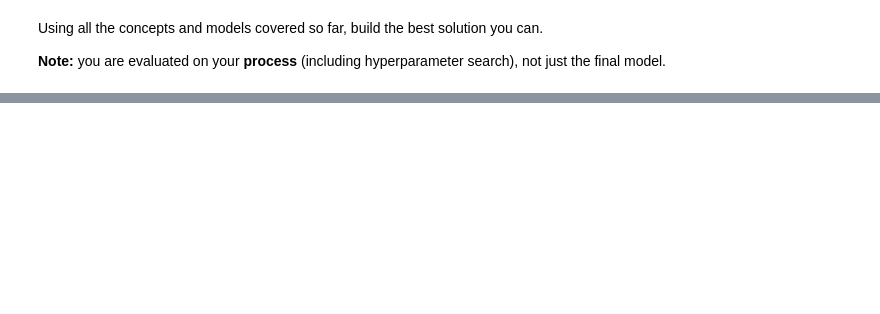
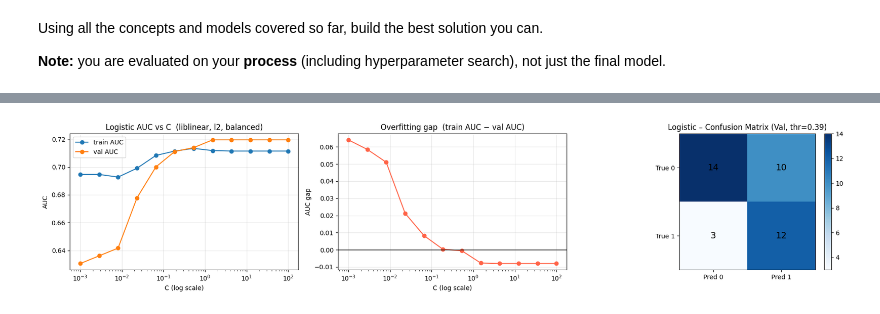
Before and after one commit to maxerrmax/Practica1_XNDL, a Jupyter notebook: Laboratory_partial.ipynb, the cells around one changed output, grey strips where cells are left out. Saved outputs shown, nothing was run; the diff lists cells and outputs as text; code cells hidden in the pictures; blank space fills up the shorter version.

```diff
--- a/Laboratory_partial.ipynb
+++ b/Laboratory_partial.ipynb
@@ -176,0 +519,98 @@ Using all the concepts and models covered so far, build the best solution you ca
+# %%
+# ══════════════════════════════════════════════
+# PART A) Logistic Regression – hyperparameter search
+# ══════════════════════════════════════════════
+
+log_grid = {
+    "penalty"     : ["l1", "l2"],
+    "C"           : np.logspace(-3, 2, 12),
+    "solver"      : ["liblinear"],          # liblinear supports l1 & l2
+    "class_weight": ["balanced"],
+}
+
+log_results = []
+for cfg in ParameterGrid(log_grid):
+    pipe = Pipeline([
+        ("scaler", StandardScaler()),
+        ("clf", LogisticRegression(max_iter=5000, random_state=42, **cfg)),
+    ])
+    pipe.fit(X_train, y_train)
+    p_tr = pipe.predict_proba(X_train)[:, 1]
+    p_va = pipe.predict_proba(X_val)[:, 1]
+    m_tr = metrics_from_prob(y_train, p_tr)
+    m_va = metrics_from_prob(y_val,   p_va)
+    log_results.append({
+        **cfg,
+        "train_auc": m_tr["auc"], "val_auc": m_va["auc"],
+        "train_f1" : m_tr["f1"],  "val_f1" : m_va["f1"],
+        "train_acc": m_tr["acc"], "val_acc": m_va["acc"],
+        "gap_auc"  : m_tr["auc"] - m_va["auc"],
+    })
+
+# ── Sort by val_auc (AUC is more informative than accuracy on imbalanced data)
+log_df = pd.DataFrame(log_results).sort_values(
+    by=["val_auc", "val_f1"], ascending=False
+).reset_index(drop=True)
+
+print("\n=== Logistic top configs (sorted by val AUC) ===")
+print(log_df.head(10).to_string())
+
+# ── Best config & retrain
+best_log_row = log_df.iloc[0]
+best_log_cfg = best_log_row[["penalty", "C", "solver", "class_weight"]].to_dict()
+print("\nBest logistic config:", best_log_cfg)
+
+best_log = Pipeline([
+    ("scaler", StandardScaler()),
+    ("clf", LogisticRegression(max_iter=5000, random_state=42, **best_log_cfg)),
+])
+best_log.fit(X_train, y_train)
+p_train_log = best_log.predict_proba(X_train)[:, 1]
+p_val_log   = best_log.predict_proba(X_val)[:, 1]
+
+# ── Optimal threshold (maximises val F1)
+thr_log = best_threshold(y_val, p_val_log)
+print(f"Optimal threshold (log): {thr_log:.2f}")
+
+m_train_log = metrics_from_prob(y_train, p_train_log, thr=thr_log)
+m_val_log   = metrics_from_prob(y_val,   p_val_log,   thr=thr_log)
+print("Train:", m_train_log)
+print("Val  :", m_val_log)
+
+# ── Logistic plots
+best_pen = best_log_row["penalty"]
+curve_df = log_df[
+    (log_df["solver"] == "liblinear") &
+    (log_df["penalty"] == best_pen) &
+    (log_df["class_weight"] == "balanced")
+].sort_values("C")
+
+fig, ax = plt.subplots(1, 3, figsize=(18, 4))
+
+ax[0].plot(curve_df["C"], curve_df["train_auc"], marker="o", label="train AUC")
+ax[0].plot(curve_df["C"], curve_df["val_auc"],   marker="o", label="val AUC")
+ax[0].set_xscale("log")
+ax[0].set_title(f"Logistic AUC vs C  (liblinear, {best_pen}, balanced)")
+ax[0].set_xlabel("C (log scale)"); ax[0].set_ylabel("AUC")
+ax[0].legend(); ax[0].grid(alpha=0.3)
+
+ax[1].plot(curve_df["C"], curve_df["gap_auc"], marker="o", color="tomato")
+ax[1].axhline(0, color="black", linewidth=1)
+ax[1].set_xscale("log")
+ax[1].set_title("Overfitting gap  (train AUC − val AUC)")
+ax[1].set_xlabel("C (log scale)"); ax[1].set_ylabel("AUC gap")
+ax[1].grid(alpha=0.3)
+
+cm_log = confusion_matrix(y_val, (p_val_log >= thr_log).astype(int))
+im = ax[2].imshow(cm_log, cmap="Blues")
+ax[2].set_title(f"Logistic – Confusion Matrix (Val, thr={thr_log:.2f})")
+ax[2].set_xticks([0, 1]); ax[2].set_xticklabels(["Pred 0", "Pred 1"])
+ax[2].set_yticks([0, 1]); ax[2].set_yticklabels(["True 0", "True 1"])
+for i in range(2):
+    for j in range(2):
+        ax[2].text(j, i, cm_log[i, j], ha="center", va="center", fontsize=14)
+plt.colorbar(im, ax=ax[2], fraction=0.046, pad=0.04)
+
+plt.tight_layout()
+plt.show()
+# %% [output]
@@ -176,0 +634 @@ Using all the concepts and models covered so far, build the best solution you ca
+[figure, added]
```
Also changed, not shown: parts of 20 cells of this notebook.
